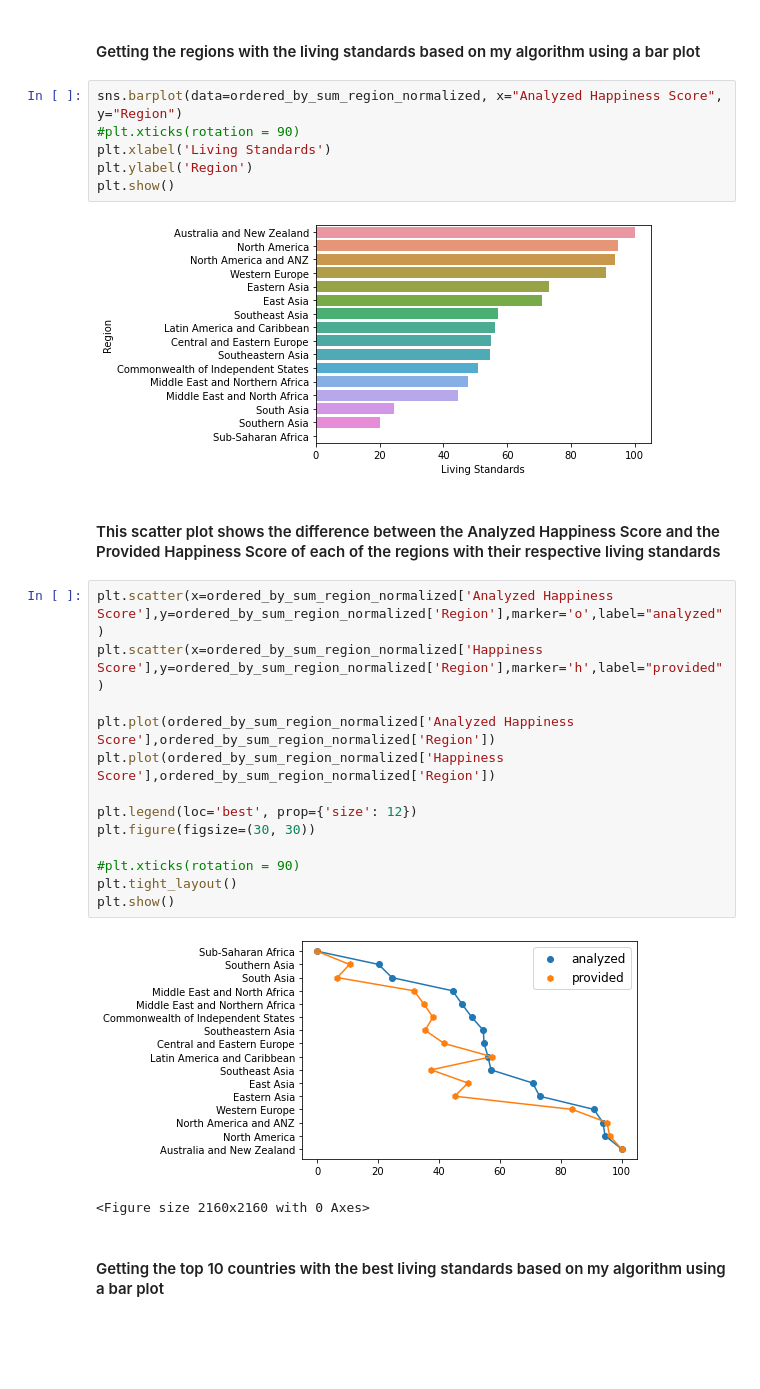
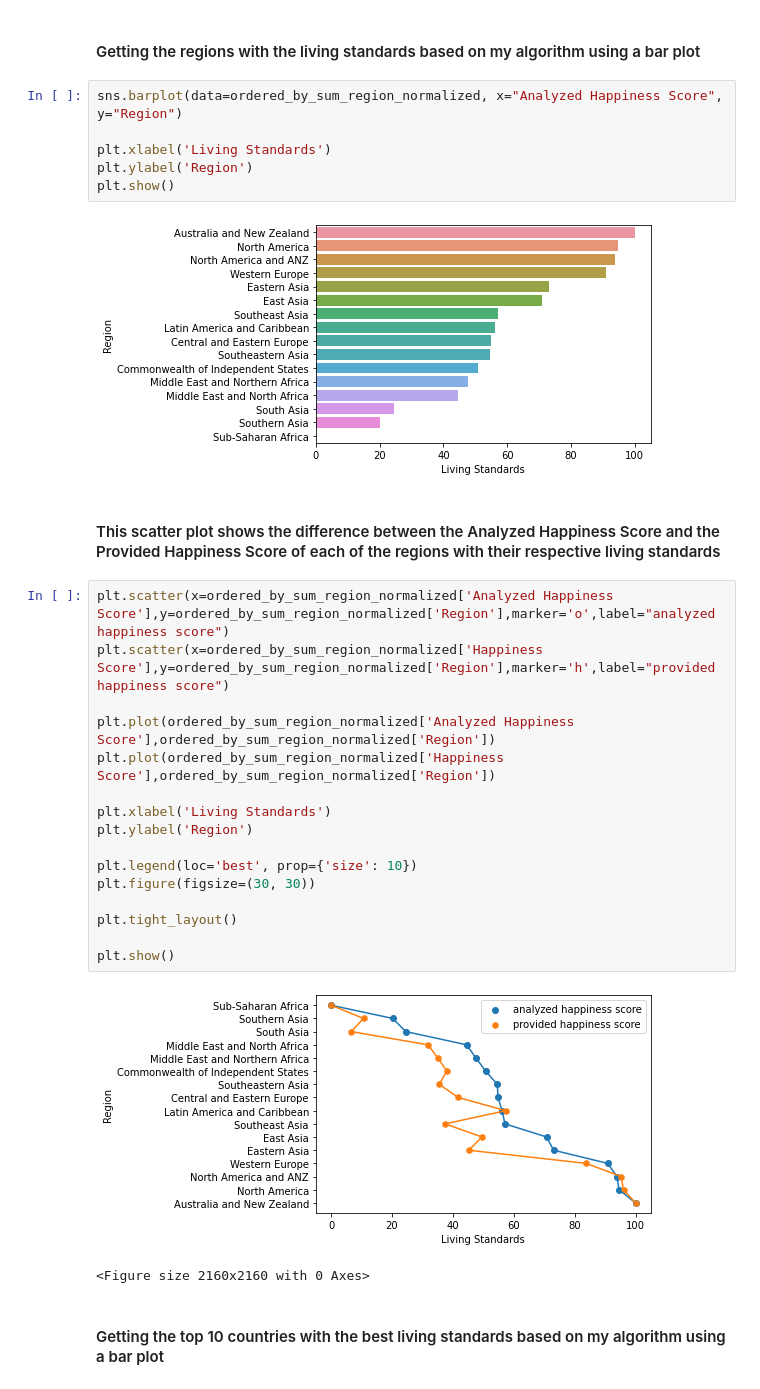
Before and after one commit to ubco-W2022T1-cosc301/project-group47, a Jupyter notebook: notebooks/analysis2.ipynb, the cells around one changed output. Drawn from its saved outputs; the diff is of its cells as text; blank space fills up the shorter version.

```diff
--- a/notebooks/analysis2.ipynb
+++ b/notebooks/analysis2.ipynb
@@ -359,7 +325,7 @@ ordered_by_sum_region_normalized = normalize_with_percent(ordered_by_region)
 #### Getting the regions with the living standards based on my algorithm using a bar plot
 # %%
 sns.barplot(data=ordered_by_sum_region_normalized, x="Analyzed Happiness Score", y="Region")
-#plt.xticks(rotation = 90)
+
 plt.xlabel('Living Standards')
 plt.ylabel('Region')
 plt.show()
@@ -368,20 +334,23 @@ plt.show()
 # %% [markdown]
 #### This scatter plot shows the difference between the Analyzed Happiness Score and the Provided Happiness Score of each of the regions with their respective living standards
 # %%
-plt.scatter(x=ordered_by_sum_region_normalized['Analyzed Happiness Score'],y=ordered_by_sum_region_normalized['Region'],marker='o',label="analyzed")
-plt.scatter(x=ordered_by_sum_region_normalized['Happiness Score'],y=ordered_by_sum_region_normalized['Region'],marker='h',label="provided")
+plt.scatter(x=ordered_by_sum_region_normalized['Analyzed Happiness Score'],y=ordered_by_sum_region_normalized['Region'],marker='o',label="analyzed happiness score")
+plt.scatter(x=ordered_by_sum_region_normalized['Happiness Score'],y=ordered_by_sum_region_normalized['Region'],marker='h',label="provided happiness score")
 
 plt.plot(ordered_by_sum_region_normalized['Analyzed Happiness Score'],ordered_by_sum_region_normalized['Region'])
 plt.plot(ordered_by_sum_region_normalized['Happiness Score'],ordered_by_sum_region_normalized['Region'])
 
-plt.legend(loc='best', prop={'size': 12})
+plt.xlabel('Living Standards')
+plt.ylabel('Region')
+
+plt.legend(loc='best', prop={'size': 10})
 plt.figure(figsize=(30, 30))
 
-#plt.xticks(rotation = 90)
 plt.tight_layout()
+
 plt.show()
 # %% [output]
-[figure, old version]
+[figure, new version]
 <Figure size 2160x2160 with 0 Axes>
 # %% [markdown]
 #### Getting the top 10 countries with the best living standards based on my algorithm using a bar plot
```
Also changed, not shown: parts of 5 cells of this notebook.
